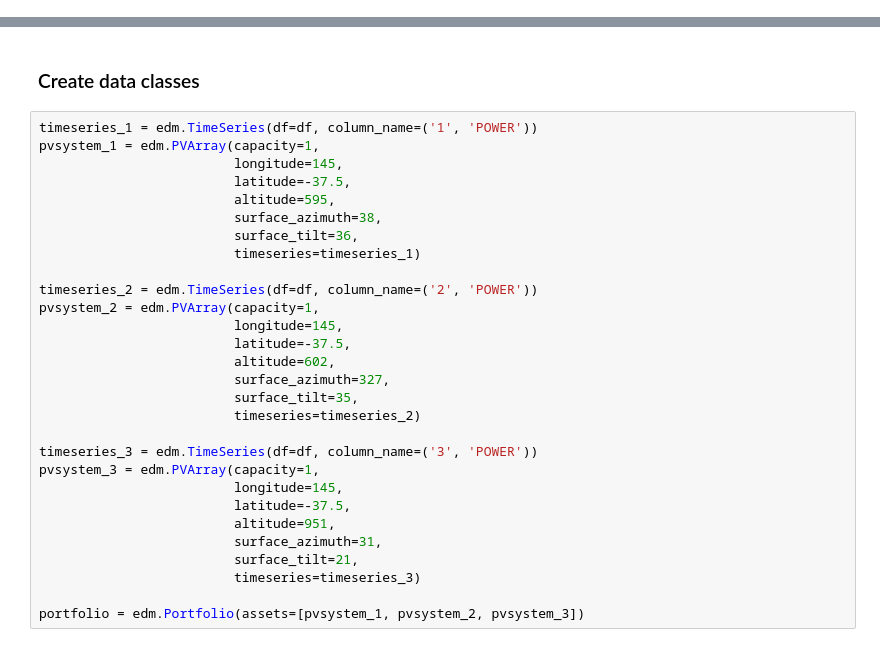
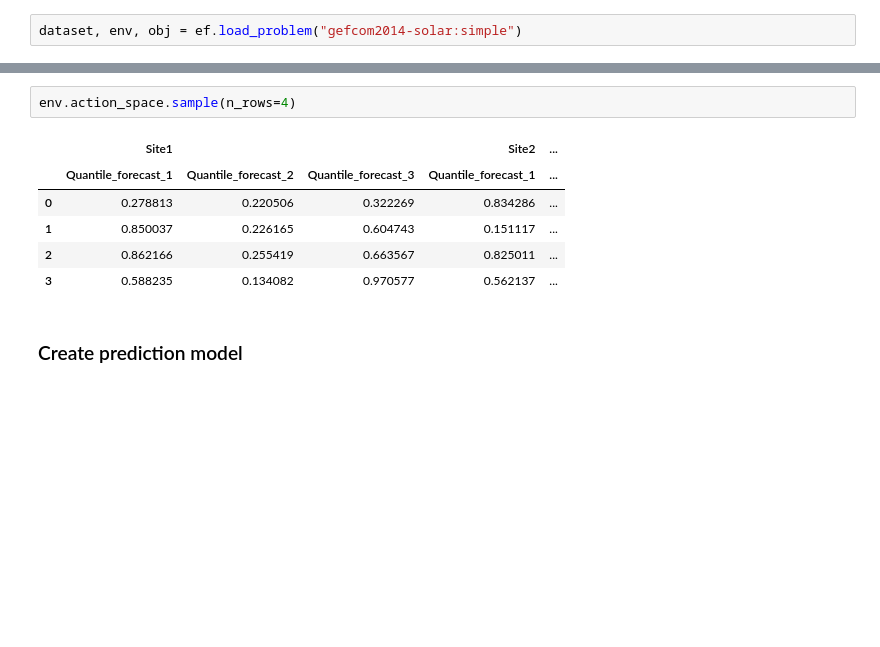
Before and after one commit to rebase-energy/enflow, a Jupyter notebook: docs/notebooks/gefcom2014_solar.ipynb, the cells around one changed output, grey strips where cells are left out. Saved outputs shown, nothing was run; the diff lists cells and outputs as text; blank space fills up the shorter version.

```diff
--- a/docs/notebooks/gefcom2014_solar.ipynb
+++ b/docs/notebooks/gefcom2014_solar.ipynb
@@ -23,0 +19,2 @@ df = pd.read_csv('../../enflow/examples/gefcom2014_solar/gefcom2014-solar-raw.cs
+# %%
+dataset, env, obj = ef.load_problem("gefcom2014-solar:simple")
@@ -24,31 +38,11 @@ df = pd.read_csv('../../enflow/examples/gefcom2014_solar/gefcom2014-solar-raw.cs
+# %%
+env.action_space.sample(n_rows=4)
+# %% [output]
+|  | Site1 |  |  | Site2 | ... |
+|  | Quantile_forecast_1 | Quantile_forecast_2 | Quantile_forecast_3 | Quantile_forecast_1 | ... |
+| 0 | 0.278813 | 0.220506 | 0.322269 | 0.834286 | ... |
+| 1 | 0.850037 | 0.226165 | 0.604743 | 0.151117 | ... |
+| 2 | 0.862166 | 0.255419 | 0.663567 | 0.825011 | ... |
+| 3 | 0.588235 | 0.134082 | 0.970577 | 0.562137 | ... |
 # %% [markdown]
-### Create data classes
+### Create prediction model
-# %%
-timeseries_1 = edm.TimeSeries(df=df, column_name=('1', 'POWER'))
-pvsystem_1 = edm.PVArray(capacity=1,
-                         longitude=145,
-                         latitude=-37.5,
-                         altitude=595,
-                         surface_azimuth=38,
-                         surface_tilt=36,
-                         timeseries=timeseries_1)
-
-timeseries_2 = edm.TimeSeries(df=df, column_name=('2', 'POWER'))
-pvsystem_2 = edm.PVArray(capacity=1,
-                         longitude=145,
-                         latitude=-37.5,
-                         altitude=602,
-                         surface_azimuth=327,
-                         surface_tilt=35,
-                         timeseries=timeseries_2)
-
-timeseries_3 = edm.TimeSeries(df=df, column_name=('3', 'POWER'))
-pvsystem_3 = edm.PVArray(capacity=1,
-                         longitude=145,
-                         latitude=-37.5,
-                         altitude=951,
-                         surface_azimuth=31,
-                         surface_tilt=21,
-                         timeseries=timeseries_3)
-
-portfolio = edm.Portfolio(assets=[pvsystem_1, pvsystem_2, pvsystem_3])
```
Also changed, not shown: parts of 30 cells of this notebook, 24 other files.
